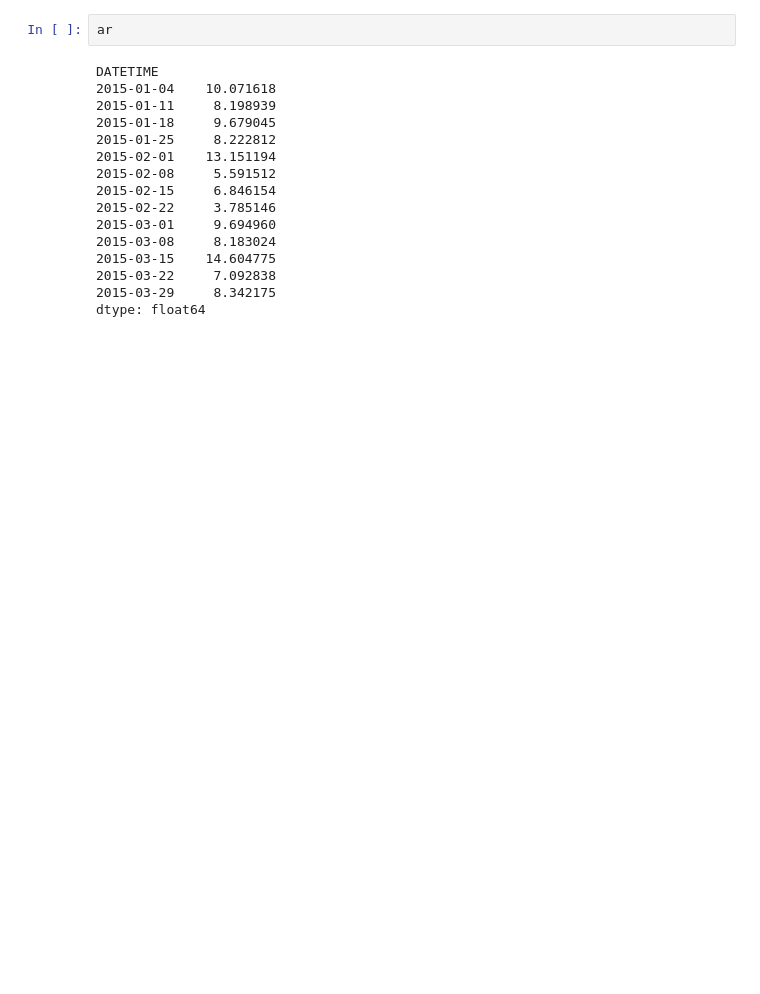
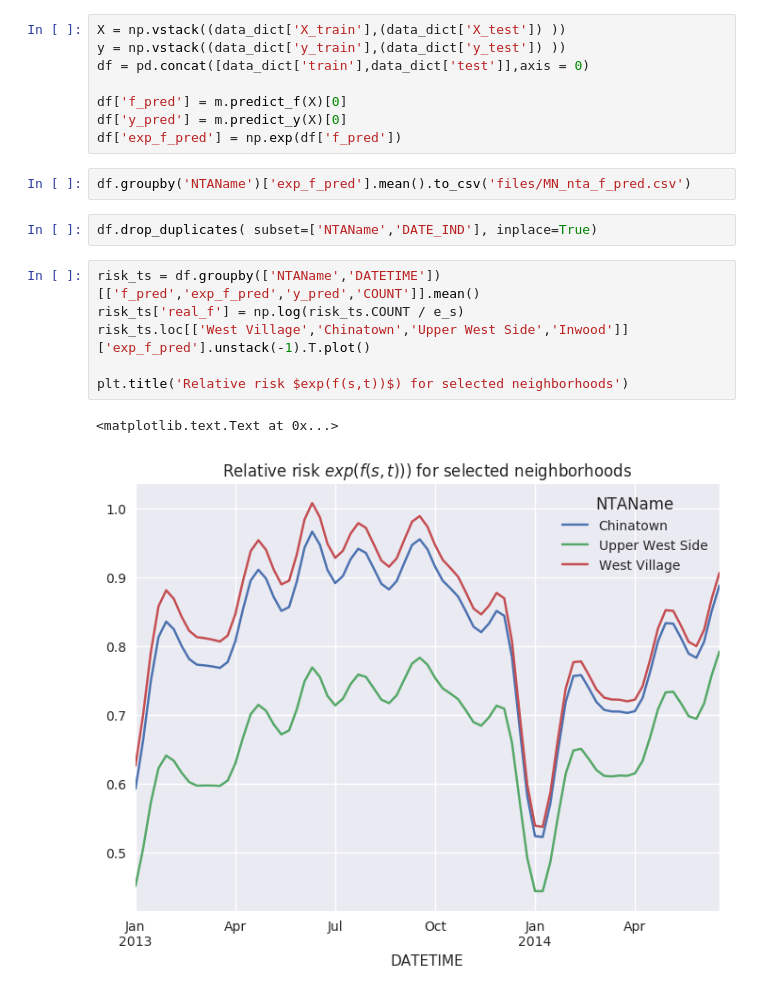
Before and after one commit to sar2160/GP, a Jupyter notebook: Model_Fit-NTA.ipynb, the cells around one changed output. Cells and saved outputs as stored; diff of their text form; blank space fills up the shorter version.

```diff
--- a/Model_Fit-NTA.ipynb
+++ b/Model_Fit-NTA.ipynb
@@ -119,21 +132,24 @@ train.append(test).groupby("DATETIME")['gp_pred','COUNT'].sum().plot()
-# %%
-ar
-# %% [output]
-DATETIME
-2015-01-04    10.071618
-2015-01-11     8.198939
-2015-01-18     9.679045
-2015-01-25     8.222812
-2015-02-01    13.151194
-2015-02-08     5.591512
-2015-02-15     6.846154
-2015-02-22     3.785146
-2015-03-01     9.694960
-2015-03-08     8.183024
-2015-03-15    14.604775
-2015-03-22     7.092838
-2015-03-29     8.342175
-dtype: float64
+# %%
+X = np.vstack((data_dict['X_train'],(data_dict['X_test']) ))
+y = np.vstack((data_dict['y_train'],(data_dict['y_test']) ))
+df = pd.concat([data_dict['train'],data_dict['test']],axis = 0)
+
+df['f_pred'] = m.predict_f(X)[0]
+df['y_pred'] = m.predict_y(X)[0]
+df['exp_f_pred'] = np.exp(df['f_pred'])
+# %%
+df.groupby('NTAName')['exp_f_pred'].mean().to_csv('files/MN_nta_f_pred.csv')
+# %%
+df.drop_duplicates( subset=['NTAName','DATE_IND'], inplace=True)
+# %%
+risk_ts = df.groupby(['NTAName','DATETIME'])[['f_pred','exp_f_pred','y_pred','COUNT']].mean()
+risk_ts['real_f'] = np.log(risk_ts.COUNT / e_s)
+risk_ts.loc[['West Village','Chinatown','Upper West Side','Inwood']]['exp_f_pred'].unstack(-1).T.plot()
+
+plt.title('Relative risk $exp(f(s,t))$) for selected neighborhoods')
+# %% [output]
+<matplotlib.text.Text at 0x...>
+[figure, added]
 # %%
 np.square(test.gp_pred - test.COUNT).groupby('DATETIME').mean()
 # %% [output]
```
Also changed, not shown: parts of 13 cells of this notebook, 5 other files.
